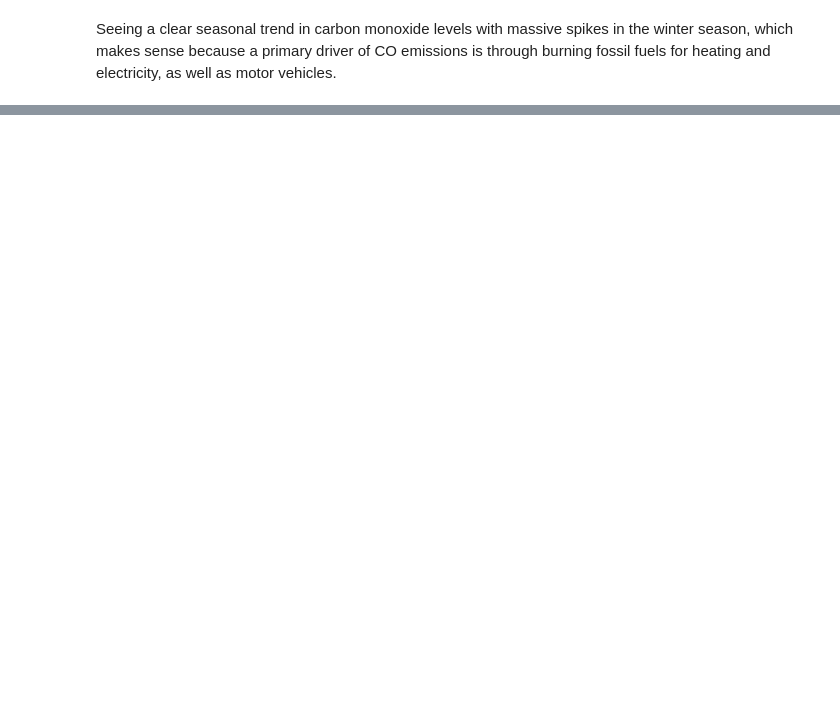
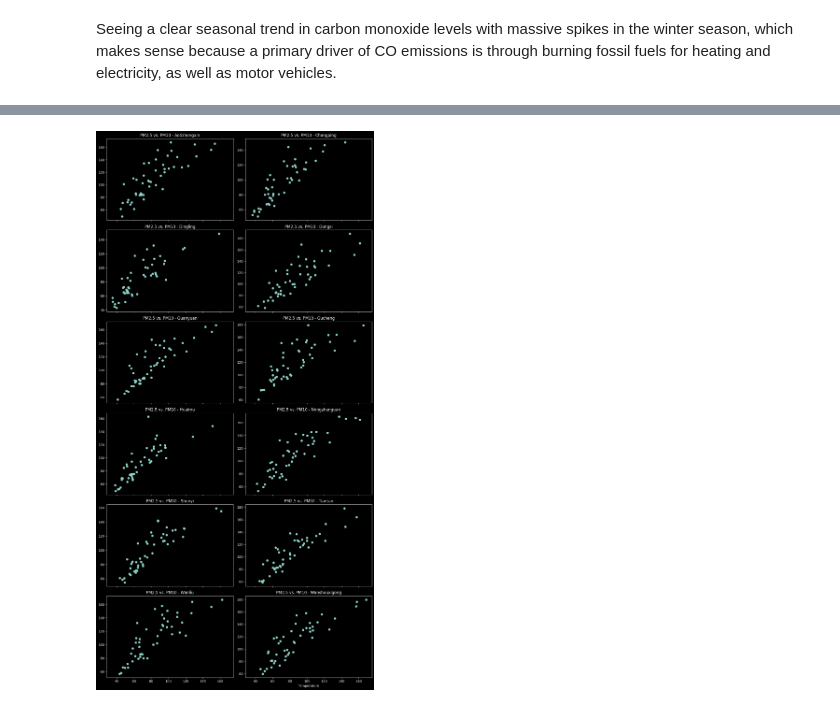
Before and after one commit to justinwhare/Air-Quality-Forecasting, a Jupyter notebook: EDA.ipynb, the cells around one changed output, grey strips where cells are left out. Cells and saved outputs as stored; diff of their text form; code cells hidden in the pictures; blank space fills up the shorter version.

```diff
--- a/EDA.ipynb
+++ b/EDA.ipynb
@@ -132,0 +147,4 @@ sns.heatmap(corr_matrix, mask=mask, annot=True, cmap='coolwarm')
+# %%
+correlation_scatter(df_interp, 'PM2.5', 'PM10')
+# %% [output]
+[figure, added]
```
Also changed, not shown: parts of 18 cells of this notebook.
